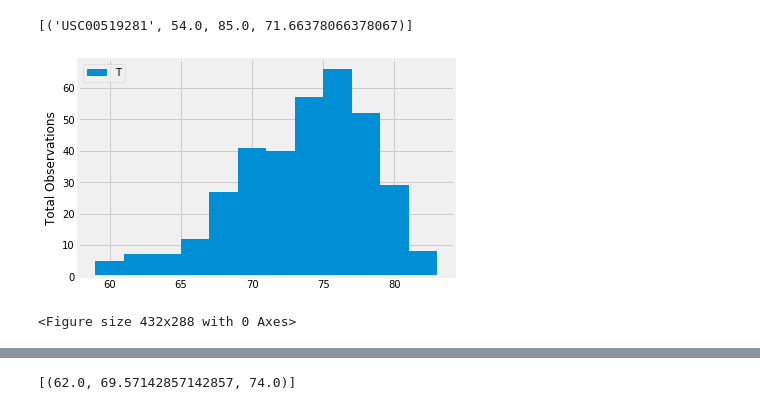
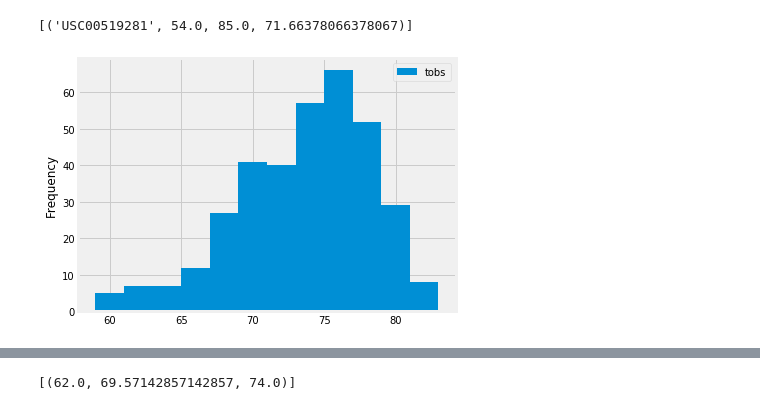
Before and after one commit to aiona/sqlalchemy-challenge, a Jupyter notebook: climate_starter.ipynb, the cells around one changed output, grey strips where cells are left out. Cells and saved outputs as stored; diff of their text form; code cells hidden in the pictures.

```diff
--- a/climate_starter.ipynb
+++ b/climate_starter.ipynb
@@ -162,21 +142,23 @@ session.query(*sel).filter(Measurement.station == 'USC00519281').all()
 # %%
 # Choose the station with the highest number of temperature observations.
 most_active_station = session.query(Measurement.tobs).\
     filter(Measurement.station == 'USC00519281').\
     filter(Measurement.date >= one_year_before).\
     order_by(Measurement.date.desc()).all()
 
 # Query the last 12 months of temperature observation data for this station and plot the results as a histogram
 x = [x[0] for x in most_active_station]
 
-plt.hist(x, bins= 12)
-plt.ylabel("Total Observations")
-plt.legend("Tobs")
-plt.show()
+df = pd.DataFrame(most_active_station, columns=['tobs'])
+df.plot.hist(bins = 12)
+#plt.hist(x, bins= 12)
+#plt.ylabel("Frequency")
+#plt.legend("tobsd")
+plt.tight_layout()
+#plt.show()
 plt.savefig("histogram.png")
 # %% [output]
-[figure, old version]
+[figure, new version]
-<Figure size 432x288 with 0 Axes>
 # %% [markdown]
 ![precipitation](Images/station-histogram.png)
 # %%
```
Also changed, not shown: parts of 3 cells of this notebook, 4 other files.
